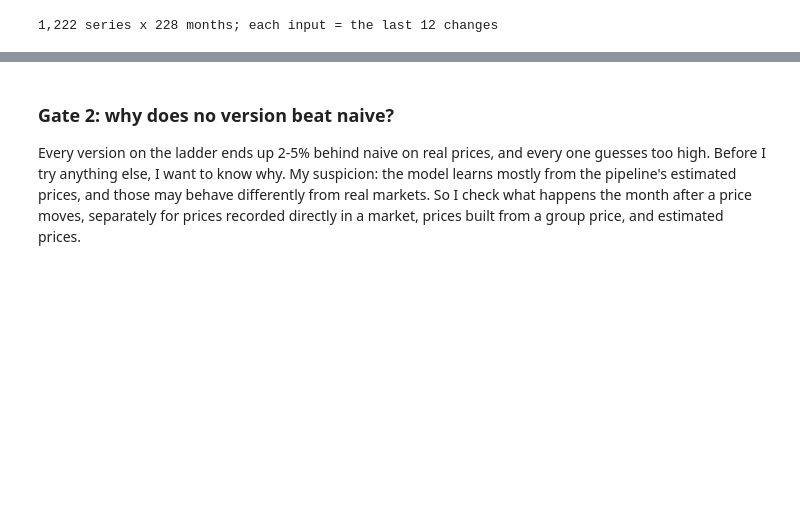
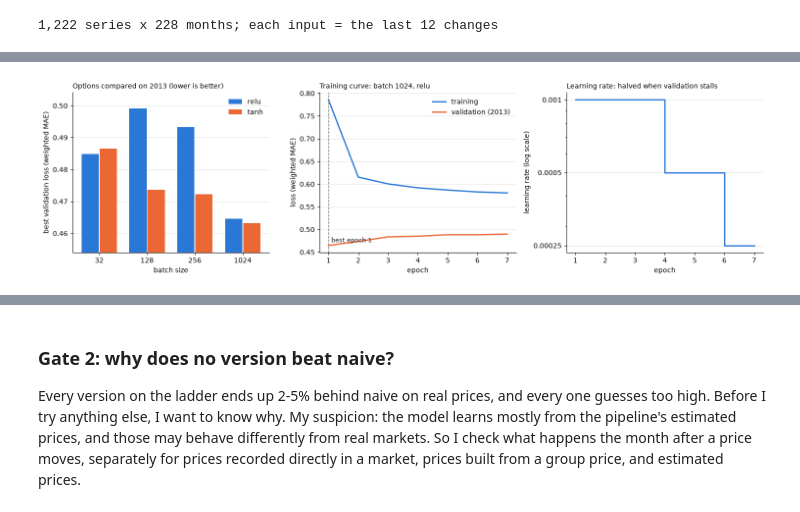
Before and after one commit to samerickwaks/sokoradar, a Jupyter notebook: notebooks/modelling/02_model_build.ipynb, the cells around one changed output, grey strips where cells are left out. Cells and saved outputs as stored; diff of their text form; code cells hidden in the pictures; blank space fills up the shorter version.

```diff
--- a/notebooks/modelling/02_model_build.ipynb
+++ b/notebooks/modelling/02_model_build.ipynb
@@ -1688,0 +1751,53 @@ def make_lstm(weight, settings=LSTM_SETTINGS):
+# %%
+# M6 step 2c: charts: the options compared, and the chosen option's training curves and learning-rate steps
+from matplotlib.ticker import MaxNLocator, FuncFormatter
+BLUE, ORANGE, INK, MUTED = "#2a78d6", "#eb6834", "#1f1f1e", "#6b6b66"
+fig, axes = plt.subplots(1, 3, figsize=(15, 4.2))
+
+# (a) best validation loss for each batch size, ReLU vs tanh
+ax = axes[0]
+pivot = lstm_search.pivot(index="batch_size", columns="activation", values="best validation loss")
+x = np.arange(len(pivot))
+for k, (act, colour) in enumerate([("relu", BLUE), ("tanh", ORANGE)]):
+    ax.bar(x + (k - 0.5) * 0.38, pivot[act], width=0.36, color=colour, label=act)
+ax.set_xticks(x, [str(b) for b in pivot.index])
+ax.set_ylim(pivot.min().min() * 0.98, pivot.max().max() * 1.01)
+ax.set_xlabel("batch size"); ax.set_ylabel("best validation loss (weighted MAE)")
+ax.set_title("Options compared on 2013 (lower is better)", loc="left", fontsize=10)
+ax.legend(frameon=False)
+
+# (b) training and validation loss per epoch for the chosen option
+h = chosen["history"]
+epochs = np.arange(1, len(h["loss"]) + 1)
+ax = axes[1]
+ax.plot(epochs, h["loss"], color=BLUE, lw=2, label="training")
+ax.plot(epochs, h["val_loss"], color=ORANGE, lw=2, label="validation (2013)")
+best = int(np.argmin(h["val_loss"])) + 1
+ax.axvline(best, color=MUTED, ls="--", lw=1)
+ax.annotate(f"best epoch {best}", (best, max(h["val_loss"])), xytext=(4, -4), textcoords="offset points",
+            color=INK, fontsize=9, va="top")
+ax.set_xlabel("epoch"); ax.set_ylabel("loss (weighted MAE)")
+ax.set_title(f"Training curve: batch {chosen['batch_size']}, {chosen['activation']}", loc="left", fontsize=10)
+ax.legend(frameon=False)
+
+# (c) learning rate per epoch (ReduceLROnPlateau steps)
+ax = axes[2]
+ax.step(epochs, h["learning_rate"], where="post", color=BLUE, lw=2)
+ax.set_yscale("log")
+ax.set_yticks(sorted(set(h["learning_rate"])))
+ax.yaxis.set_major_formatter(FuncFormatter(lambda v, _: f"{v:g}"))
+ax.yaxis.set_minor_formatter(FuncFormatter(lambda v, _: ""))
+ax.set_xlabel("epoch"); ax.set_ylabel("learning rate (log scale)")
+ax.set_title("Learning rate: halved when validation stalls", loc="left", fontsize=10)
+
+for ax in axes[1:]:
+    ax.xaxis.set_major_locator(MaxNLocator(integer=True))
+for ax in axes:
+    for side in ("top", "right"):
+        ax.spines[side].set_visible(False)
+    ax.grid(axis="y", color="#e6e5e1", lw=0.8)
+    ax.set_axisbelow(True)
+plt.tight_layout()
+plt.show()
+# %% [output]
+[figure, added]
```
Also changed, not shown: parts of 14 cells of this notebook.
